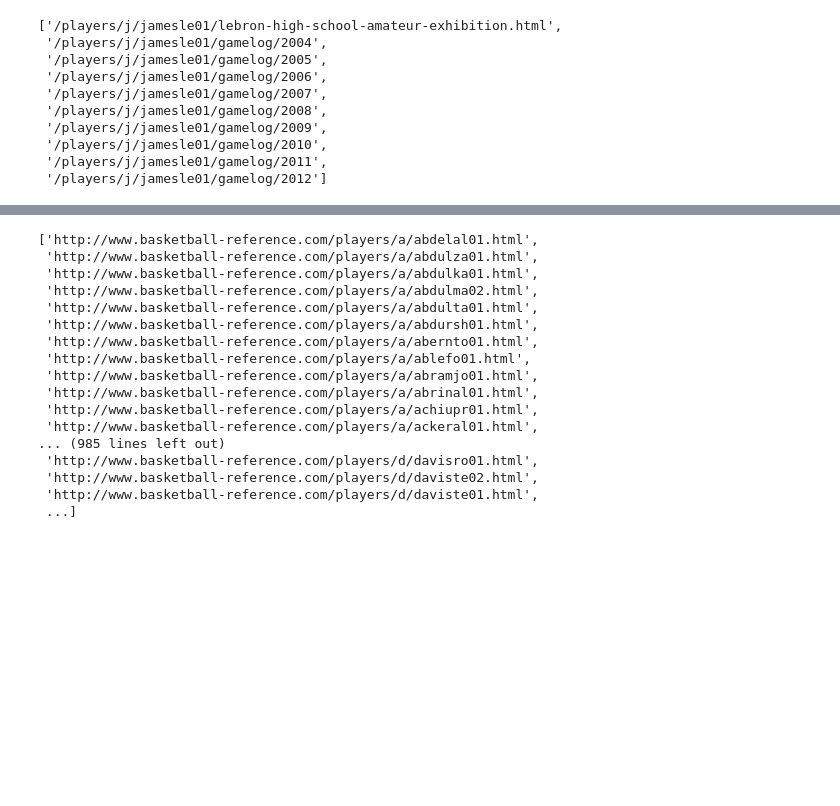
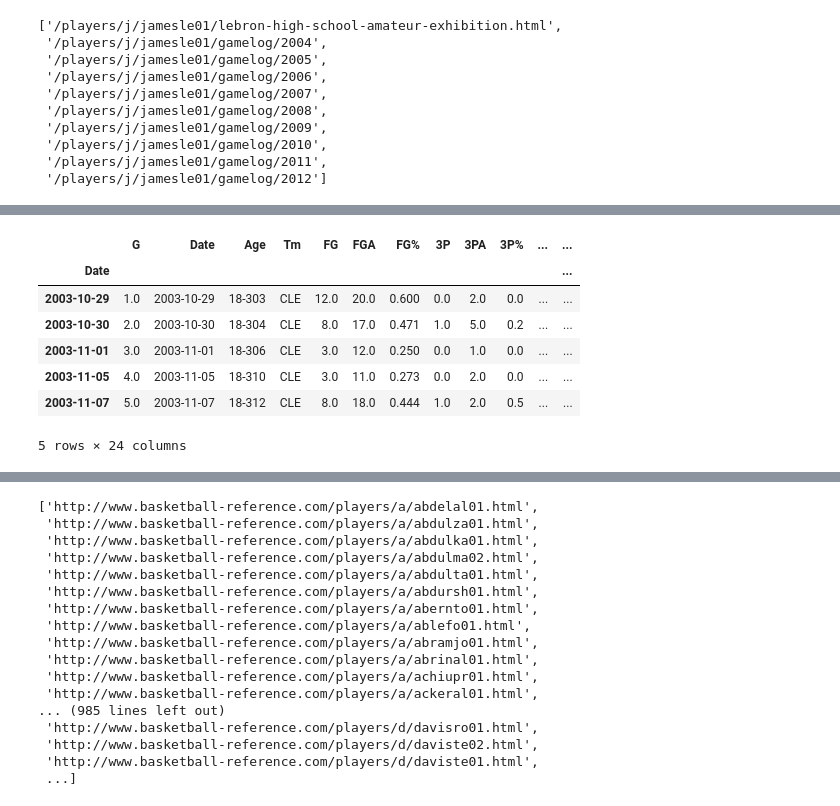
Before and after one commit to samhld/nba_stats, a Jupyter notebook: scratchpads/getting_player_detail_url_paths.ipynb, the cells around one changed output, grey strips where cells are left out. Saved outputs shown, nothing was run; the diff lists cells and outputs as text; code cells hidden in the pictures; blank space fills up the shorter version.

```diff
--- a/scratchpads/get_full_game_logs.ipynb
+++ b/scratchpads/getting_player_detail_url_paths.ipynb
@@ -175,0 +171,11 @@ class Player:
+# %%
+gamelog_df.head()
+# %% [output]
+|  | G | Date | Age | Tm | FG | FGA | FG% | 3P | 3PA | 3P% | ... | ... |
+| Date |  |  |  |  |  |  |  |  |  |  |  | ... |
+| 2003-10-29 | 1.0 | 2003-10-29 | 18-303 | CLE | 12.0 | 20.0 | 0.600 | 0.0 | 2.0 | 0.0 | ... | ... |
+| 2003-10-30 | 2.0 | 2003-10-30 | 18-304 | CLE | 8.0 | 17.0 | 0.471 | 1.0 | 5.0 | 0.2 | ... | ... |
+| 2003-11-01 | 3.0 | 2003-11-01 | 18-306 | CLE | 3.0 | 12.0 | 0.250 | 0.0 | 1.0 | 0.0 | ... | ... |
+| 2003-11-05 | 4.0 | 2003-11-05 | 18-310 | CLE | 3.0 | 11.0 | 0.273 | 0.0 | 2.0 | 0.0 | ... | ... |
+| 2003-11-07 | 5.0 | 2003-11-07 | 18-312 | CLE | 8.0 | 18.0 | 0.444 | 1.0 | 2.0 | 0.5 | ... | ... |
+5 rows × 24 columns
```
Also changed, not shown: parts of 15 cells of this notebook, 3 other files.
